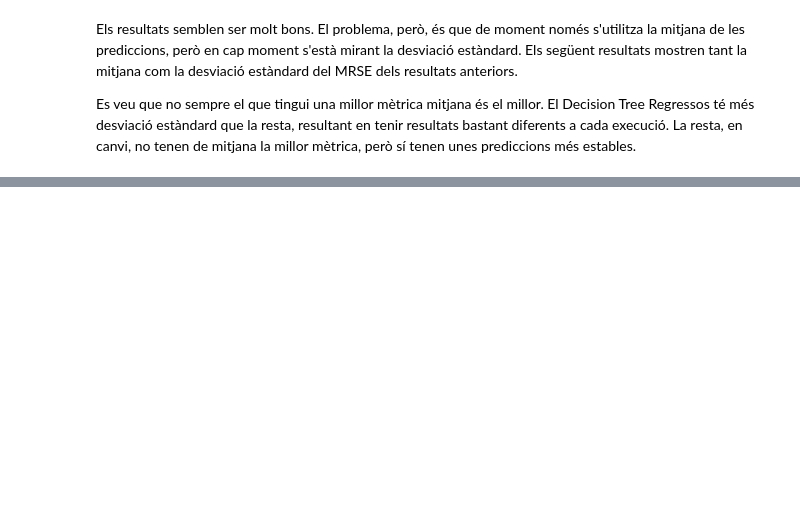
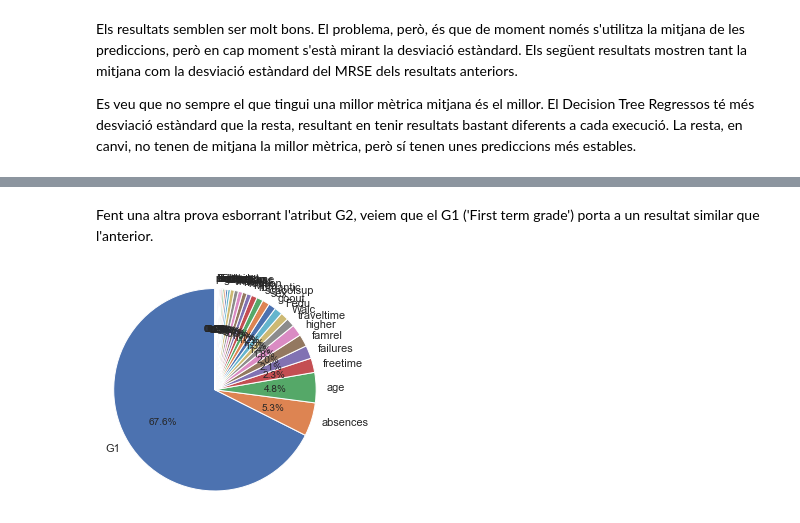
Before and after one commit to marti1999/APC-Cas-Kaggle, a Jupyter notebook: Untitled.ipynb, the cells around one changed output, grey strips where cells are left out. Cells and saved outputs as stored; diff of their text form; code cells hidden in the pictures; blank space fills up the shorter version.

```diff
--- a/Untitled.ipynb
+++ b/Untitled.ipynb
@@ -260,0 +286,19 @@ plt.show()
+# %% [markdown]
+Fent una altra prova esborrant l'atribut G2, veiem que el G1 ('First term grade') porta a un resultat similar que l'anterior.
+# %%
+tree = DecisionTreeRegressor()
+tree.fit(x_train.drop(columns=['G2']), y_train)
+importances = tree.feature_importances_
+indices = np.argsort(importances)[::-1]
+valors = []
+labels = []
+for f in range(x_train.drop(columns=['G2']).shape[1]):
+    valors.append(importances[indices[f]])
+    labels.append(x_train.drop(columns=['G2']).columns.values[indices[f]])
+f, ax = plt.subplots(figsize=(4, 4))
+plt.pie(valors,
+        labels=labels,
+        autopct='%1.1f%%', startangle=90)
+axis = plt.axis('equal')
+# %% [output]
+[figure, added]
```
Also changed, not shown: parts of 9 cells of this notebook.
